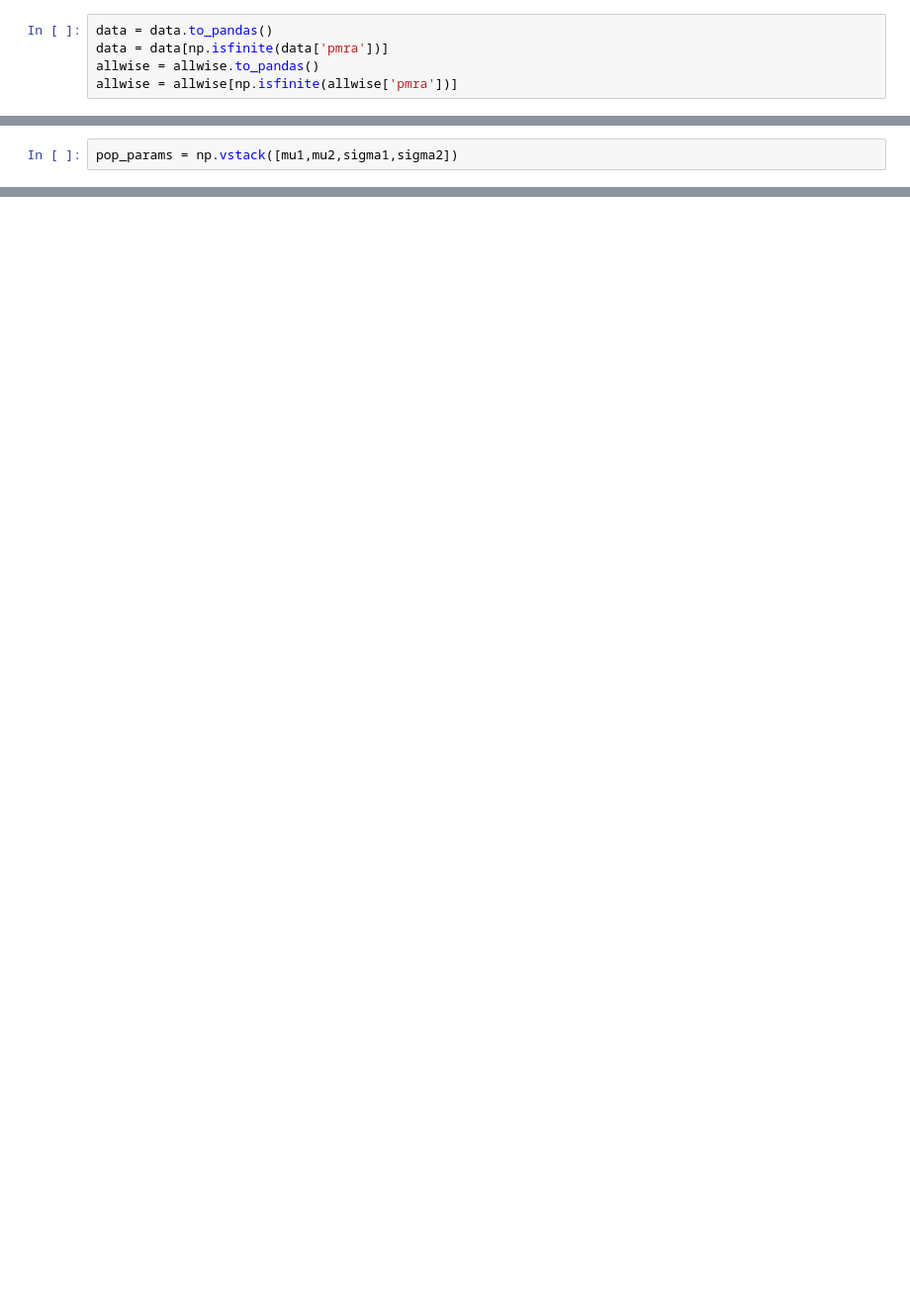
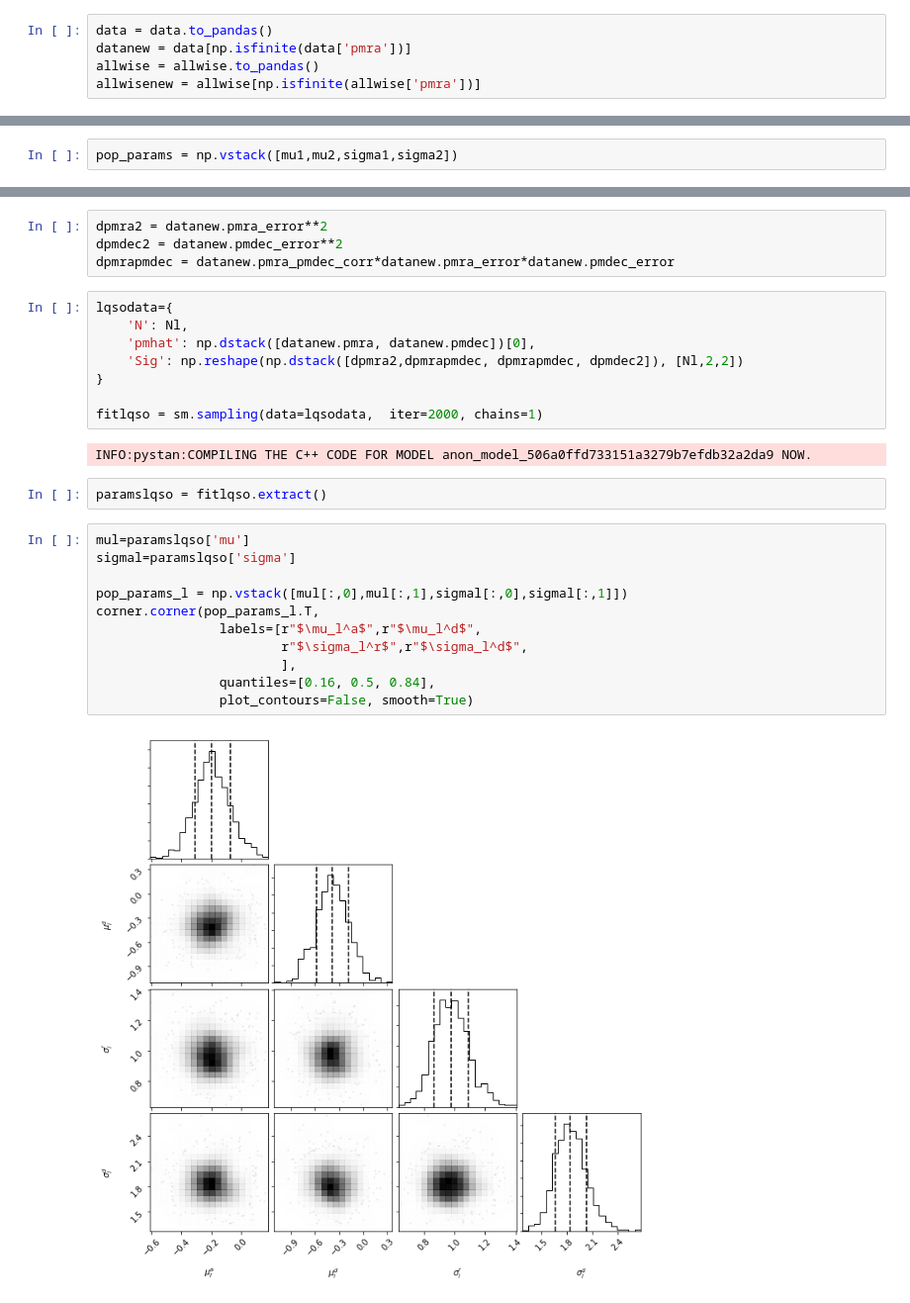
Before and after one commit to bombrun/GaiaLQSO, a Jupyter notebook: notebooks/Compare_distributions.ipynb, the cells around one changed output, grey strips where cells are left out. Shown at 99% size. Cells and saved outputs as stored; diff of their text form; blank space fills up the shorter version.

Commit message:
modified:   notebooks/Compare_distributions.ipynb 	data/LQSO_CASTLES5.csv 	data/QSO_ALLWISE5_CLEANED.csv

```diff
--- a/notebooks/Compare_distributions.ipynb
+++ b/notebooks/Compare_distributions.ipynb
@@ -13,8 +14,8 @@ allwise=Table.read('QSO_ALLWISE_CLEANED.csv', format='csv')
 # %%
 data = data.to_pandas()
-data = data[np.isfinite(data['pmra'])]
+datanew = data[np.isfinite(data['pmra'])]
 allwise = allwise.to_pandas()
-allwise = allwise[np.isfinite(allwise['pmra'])]
+allwisenew = allwise[np.isfinite(allwise['pmra'])]
 # %%
 def sigma2(ea,ed,c) :
     """ the largest eigen value of the covariance matrix defined by
@@ -117,0 +247,29 @@ corner.corner(pop_params.T,
+# %%
+dpmra2 = datanew.pmra_error**2
+dpmdec2 = datanew.pmdec_error**2
+dpmrapmdec = datanew.pmra_pmdec_corr*datanew.pmra_error*datanew.pmdec_error
+# %%
+lqsodata={
+    'N': Nl,
+    'pmhat': np.dstack([datanew.pmra, datanew.pmdec])[0],
+    'Sig': np.reshape(np.dstack([dpmra2,dpmrapmdec, dpmrapmdec, dpmdec2]), [Nl,2,2])
+}
+
+fitlqso = sm.sampling(data=lqsodata,  iter=2000, chains=1)
+# %% [output]
+INFO:pystan:COMPILING THE C++ CODE FOR MODEL anon_model_506a0ffd733151a3279b7efdb32a2da9 NOW.
+# %%
+paramslqso = fitlqso.extract()
+# %%
+mul=paramslqso['mu']
+sigmal=paramslqso['sigma']
+
+pop_params_l = np.vstack([mul[:,0],mul[:,1],sigmal[:,0],sigmal[:,1]])
+corner.corner(pop_params_l.T,
+                labels=[r"$\mu_l^a$",r"$\mu_l^d$",
+                        r"$\sigma_l^r$",r"$\sigma_l^d$",
+                        ],
+                quantiles=[0.16, 0.5, 0.84],
+                plot_contours=False, smooth=True)
+# %% [output]
+[figure, added]
```
Also changed, not shown: parts of 40 cells of this notebook.
